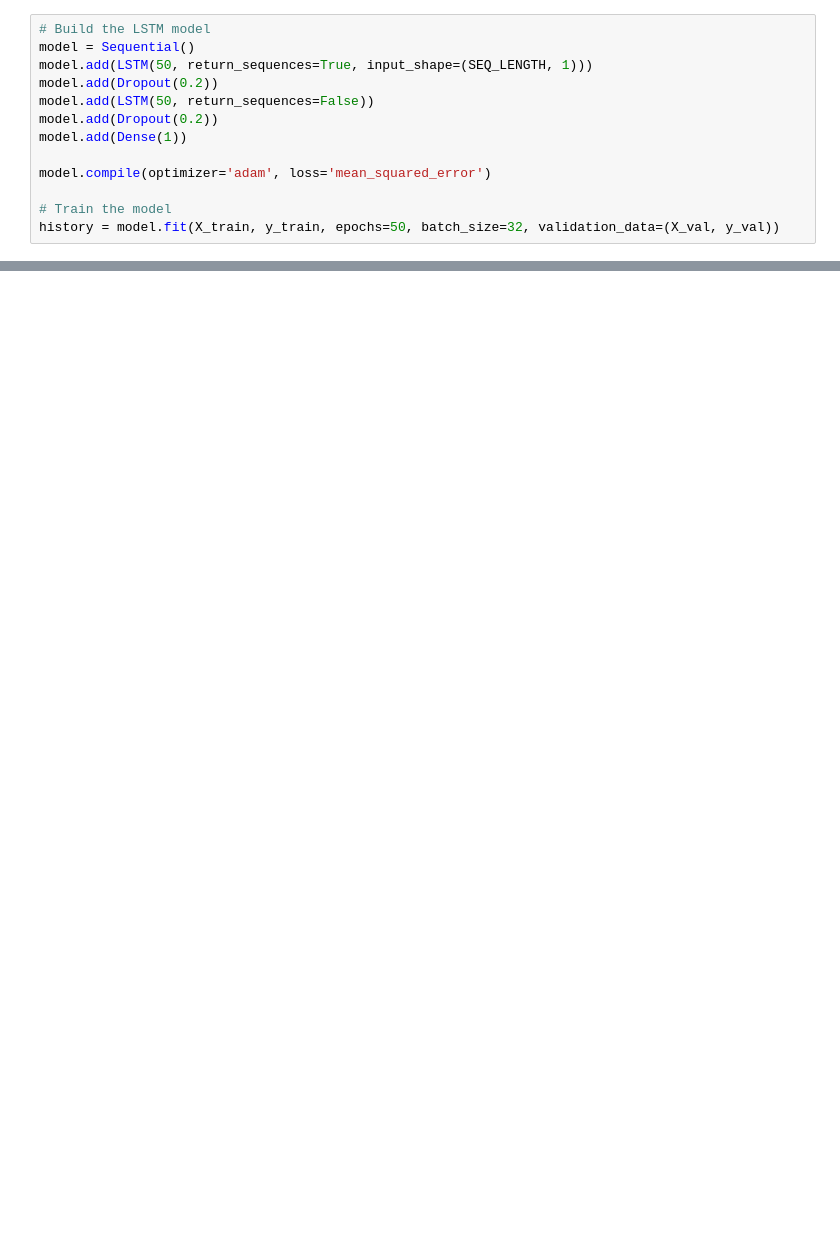
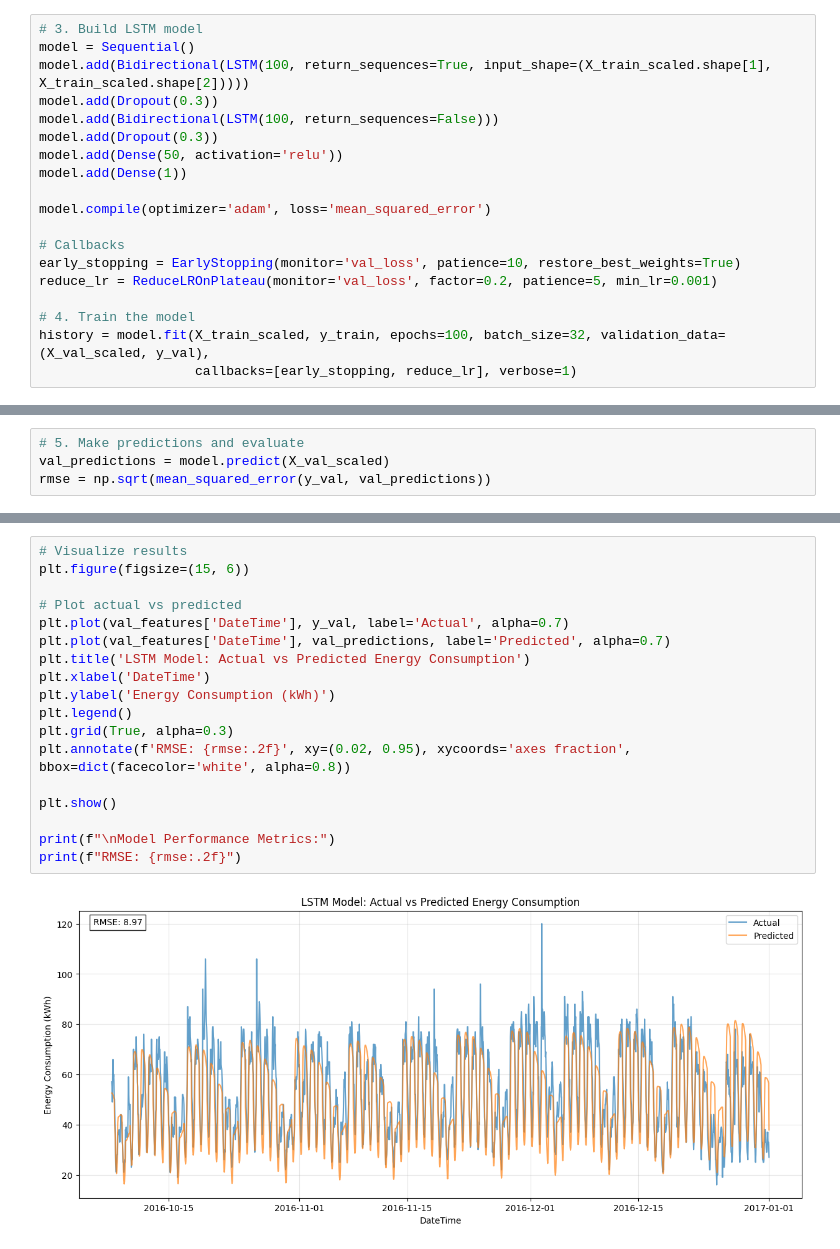
Before and after one commit to Adel2411/energy-consumption-prediction, a Jupyter notebook: lstm_model.ipynb, the cells around one changed output, grey strips where cells are left out. Saved outputs shown, nothing was run; the diff lists cells and outputs as text; blank space fills up the shorter version.

```diff
--- a/lstm_model.ipynb
+++ b/lstm_model.ipynb
@@ -81,14 +105,20 @@ X_test, y_test = create_sequences(test_set[['EnergyConsumption(kWh)']], SEQ_LENG
 # %%
-# Build the LSTM model
+# 3. Build LSTM model
 model = Sequential()
-model.add(LSTM(50, return_sequences=True, input_shape=(SEQ_LENGTH, 1)))
-model.add(Dropout(0.2))
-model.add(LSTM(50, return_sequences=False))
-model.add(Dropout(0.2))
+model.add(Bidirectional(LSTM(100, return_sequences=True, input_shape=(X_train_scaled.shape[1], X_train_scaled.shape[2]))))
+model.add(Dropout(0.3))
+model.add(Bidirectional(LSTM(100, return_sequences=False)))
+model.add(Dropout(0.3))
+model.add(Dense(50, activation='relu'))
 model.add(Dense(1))
 
 model.compile(optimizer='adam', loss='mean_squared_error')
 
-# Train the model
-history = model.fit(X_train, y_train, epochs=50, batch_size=32, validation_data=(X_val, y_val))
+# Callbacks
+early_stopping = EarlyStopping(monitor='val_loss', patience=10, restore_best_weights=True)
+reduce_lr = ReduceLROnPlateau(monitor='val_loss', factor=0.2, patience=5, min_lr=0.001)
+
+# 4. Train the model
+history = model.fit(X_train_scaled, y_train, epochs=100, batch_size=32, validation_data=(X_val_scaled, y_val),
+                    callbacks=[early_stopping, reduce_lr], verbose=1)
 # %% [output]
@@ -228,0 +142,4 @@ plt.show()
+# %%
+# 5. Make predictions and evaluate
+val_predictions = model.predict(X_val_scaled)
+rmse = np.sqrt(mean_squared_error(y_val, val_predictions))
@@ -228,0 +148,20 @@ plt.show()
+# %%
+# Visualize results
+plt.figure(figsize=(15, 6))
+
+# Plot actual vs predicted
+plt.plot(val_features['DateTime'], y_val, label='Actual', alpha=0.7)
+plt.plot(val_features['DateTime'], val_predictions, label='Predicted', alpha=0.7)
+plt.title('LSTM Model: Actual vs Predicted Energy Consumption')
+plt.xlabel('DateTime')
+plt.ylabel('Energy Consumption (kWh)')
+plt.legend()
+plt.grid(True, alpha=0.3)
+plt.annotate(f'RMSE: {rmse:.2f}', xy=(0.02, 0.95), xycoords='axes fraction', bbox=dict(facecolor='white', alpha=0.8))
+
+plt.show()
+
+print(f"\nModel Performance Metrics:")
+print(f"RMSE: {rmse:.2f}")
+# %% [output]
+[figure, added]
```
Also changed, not shown: parts of 19 cells of this notebook, 4 other files.
